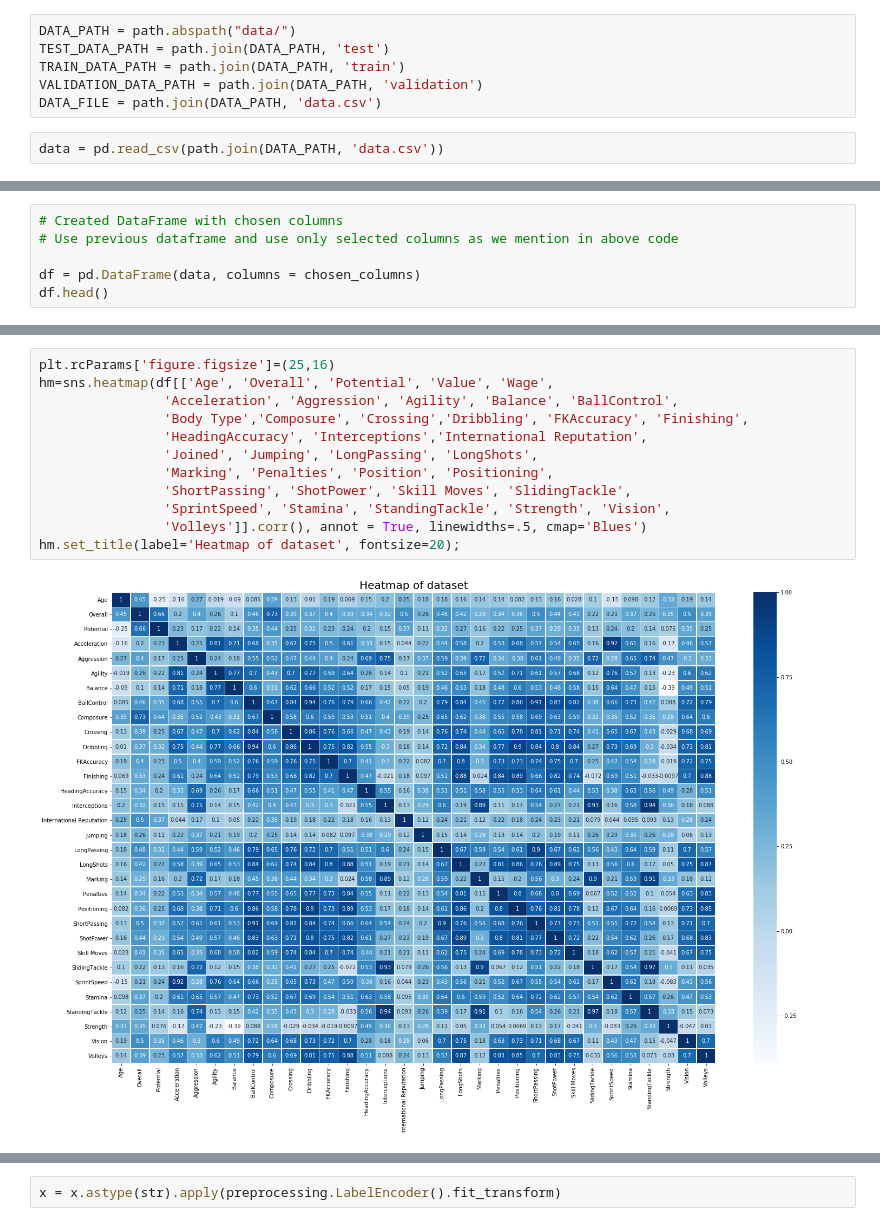
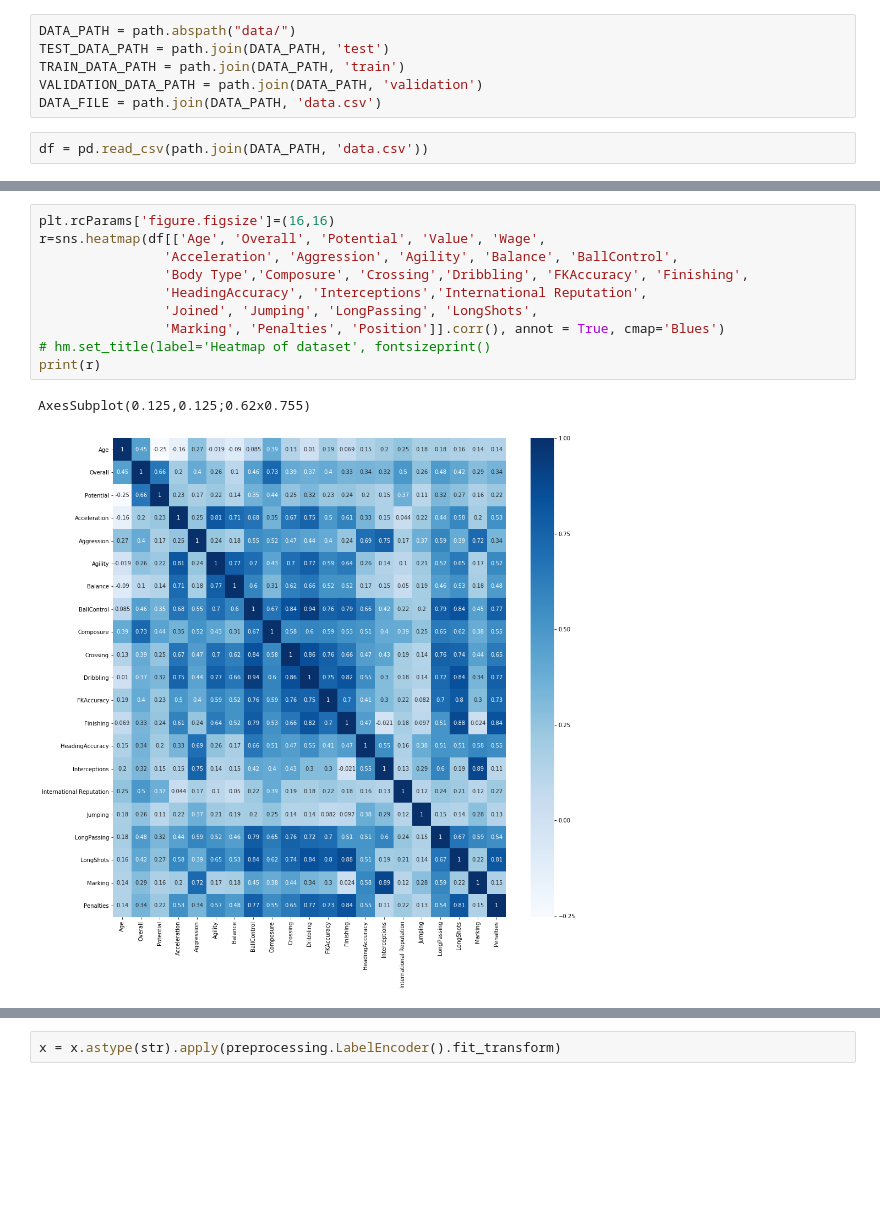
Before and after one commit to MikhailMamonov/Fifa_chalange_classifier, a Jupyter notebook: src/train.ipynb, the cells around one changed output, grey strips where cells are left out. Cells and saved outputs as stored; diff of their text form; blank space fills up the shorter version.

Commit message:
preprocessing data: delete excess features, add normalization and scalling

```diff
--- a/src/train.ipynb
+++ b/src/train.ipynb
@@ -30,4 +31,4 @@ TRAIN_DATA_PATH = path.join(DATA_PATH, 'train')
 VALIDATION_DATA_PATH = path.join(DATA_PATH, 'validation')
 DATA_FILE = path.join(DATA_PATH, 'data.csv')
 # %%
-data = pd.read_csv(path.join(DATA_PATH, 'data.csv'))
+df = pd.read_csv(path.join(DATA_PATH, 'data.csv'))
@@ -76,6 +34,0 @@ chosen_columns = ['ID', 'Name', 'Age', 'Nationality','Overall', 'Potential', 'Cl
-# %%
-# Created DataFrame with chosen columns
-# Use previous dataframe and use only selected columns as we mention in above code
-
-df = pd.DataFrame(data, columns = chosen_columns)
-df.head()
@@ -90,14 +35,13 @@ df.head()
 # %%
-plt.rcParams['figure.figsize']=(25,16)
-hm=sns.heatmap(df[['Age', 'Overall', 'Potential', 'Value', 'Wage',
+plt.rcParams['figure.figsize']=(16,16)
+r=sns.heatmap(df[['Age', 'Overall', 'Potential', 'Value', 'Wage',
                 'Acceleration', 'Aggression', 'Agility', 'Balance', 'BallControl',
                 'Body Type','Composure', 'Crossing','Dribbling', 'FKAccuracy', 'Finishing',
                 'HeadingAccuracy', 'Interceptions','International Reputation',
                 'Joined', 'Jumping', 'LongPassing', 'LongShots',
-                'Marking', 'Penalties', 'Position', 'Positioning',
-                'ShortPassing', 'ShotPower', 'Skill Moves', 'SlidingTackle',
-                'SprintSpeed', 'Stamina', 'StandingTackle', 'Strength', 'Vision',
-                'Volleys']].corr(), annot = True, linewidths=.5, cmap='Blues')
-hm.set_title(label='Heatmap of dataset', fontsize=20);
+                'Marking', 'Penalties', 'Position']].corr(), annot = True, cmap='Blues')
+# hm.set_title(label='Heatmap of dataset', fontsizeprint()
+print(r)
 # %% [output]
+AxesSubplot(0.125,0.125;0.62x0.755)
-[figure, old version]
+[figure, new version]
```
Also changed, not shown: parts of 34 cells of this notebook, 2 other files.
